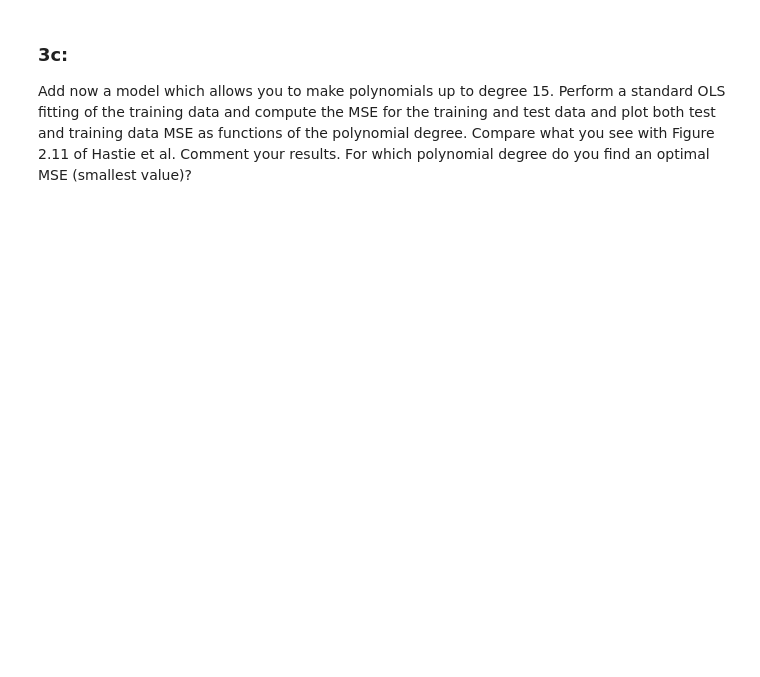
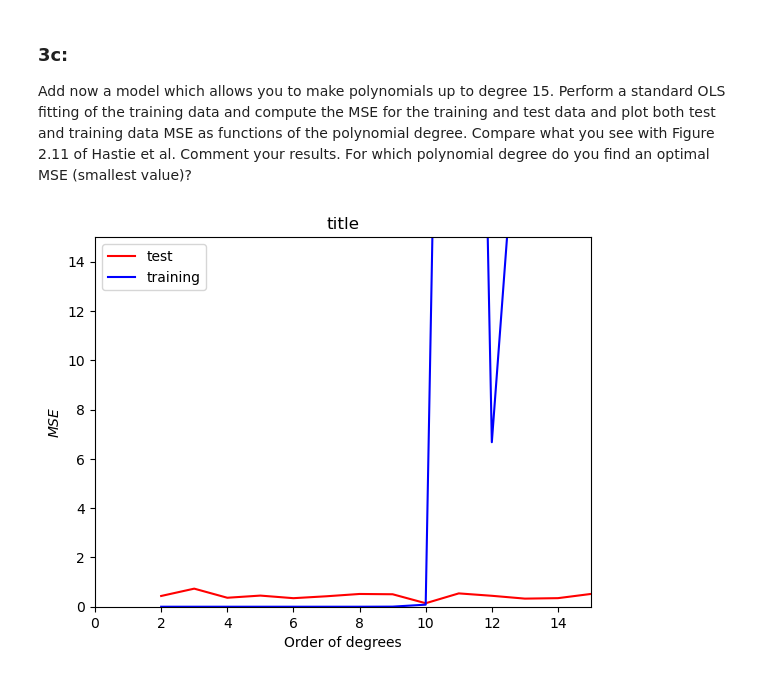
Before and after one commit to hellegje/fys-stk4155, a Jupyter notebook: Exercise1.ipynb, the cells around one changed output. Cells and saved outputs as stored; diff of their text form; code cells hidden in the pictures; blank space fills up the shorter version.

```diff
--- a/Exercise1.ipynb
+++ b/Exercise1.ipynb
@@ -209,38 +205,46 @@ import numpy as np
 from sklearn.linear_model import LinearRegression
 from sklearn.preprocessing import PolynomialFeatures
 
 
 highOrderData = DataHandler(x, y)
 
 def CreateFeatureMatrix(degree):
     data_points = np.column_stack((x, y))
     poly = PolynomialFeatures(degree, include_bias=False)
 
     poly_features = poly.fit_transform(data_points)
 
     return poly_features
 
 y_axis_test = []
 y_axis_training = []
 x_axis = range(2, 16)
+
 for order in x_axis:
     X = CreateFeatureMatrix(order)
 
     X_train, X_test, y_train, y_test = train_test_split(X, y, test_size=0.2)
 
     beta = np.linalg.inv(X_train.T.dot(X_train)).dot(X_train.T).dot(y_train)
     # and then make the prediction
     ytilde = X_train @ beta
     mse_training = error.mean_squared_error(y_train, ytilde)
     mse_test = error.mean_squared_error(y_test, ypredict)
 
-    y_axis_training.Append(mse_training)
-    y_axis_test.Append(mse_test)
+    y_axis_training.append(mse_training)
+    y_axis_test.append(mse_test)
+
+trainingPlot = DataHandler(x_axis, y_axis_training)
+testPlot = DataHandler(x_axis, y_axis_test)
 
 
-
-
-
-#print(matrices[3])
-
-#print(CreateFeatureMatrix(15))
+plt.plot(x_axis, y_axis_test ,'r-', label='test')
+plt.plot(x_axis, y_axis_training, 'b-', label='training')
+plt.axis([0,15,0, 15])
+plt.xlabel(r'Order of degrees')
+plt.ylabel(r'$MSE$')
+plt.title('title')
+plt.legend()
+plt.show()
+# %% [output]
+[figure, added]
```
Also changed, not shown: parts of 6 cells of this notebook.
